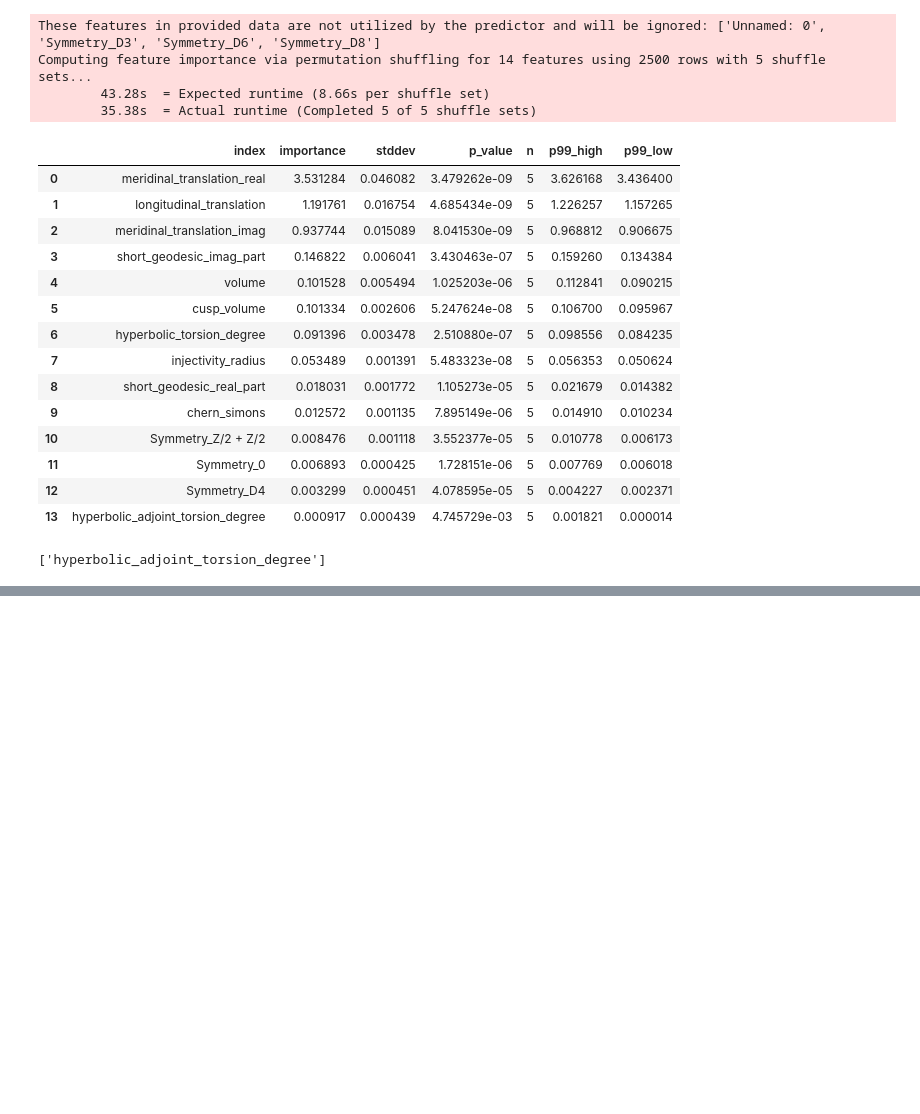
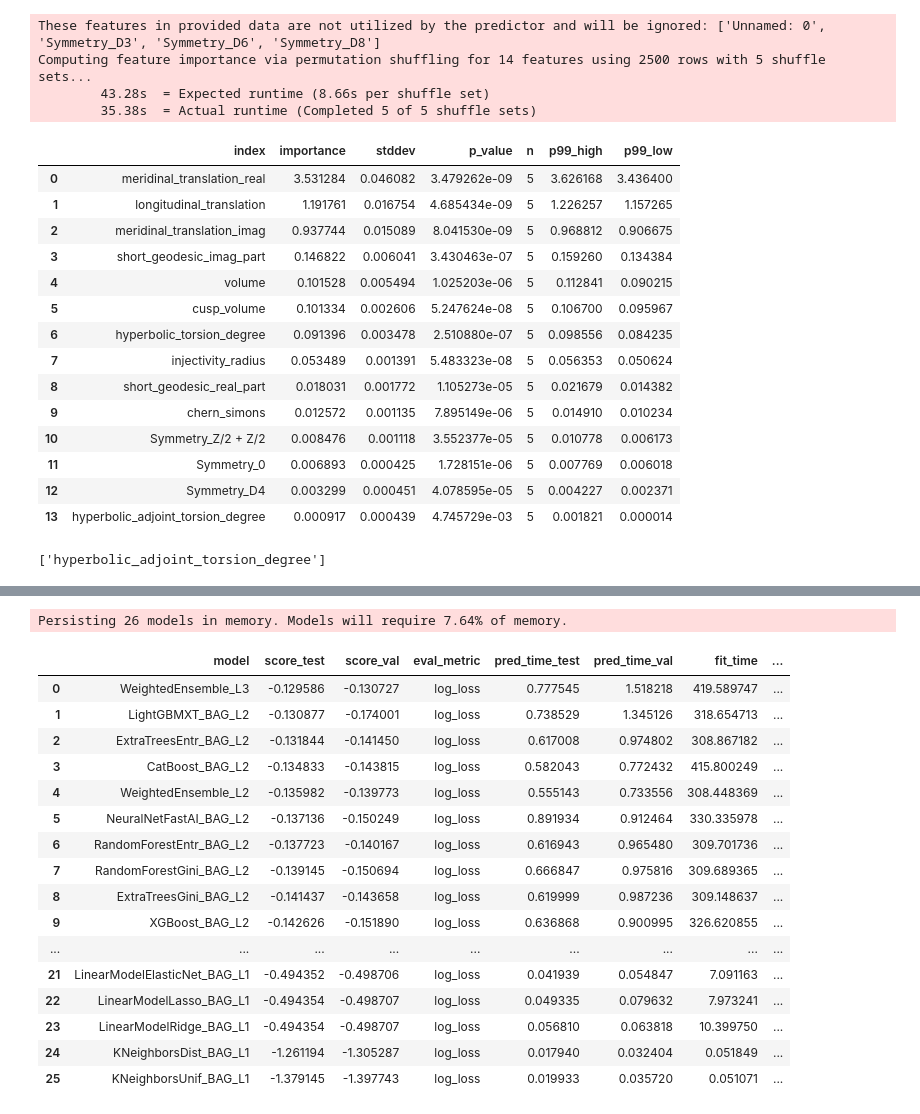
Before and after one commit to crossxwill/autogluon-tutorial, a Jupyter notebook: quickstart_tabular.ipynb, the cells around one changed output, grey strips where cells are left out. Drawn from its saved outputs; the diff is of its cells as text; code cells hidden in the pictures; blank space fills up the shorter version.

Commit message:
re-ran quickstart_tabular.py

```diff
--- a/quickstart_tabular.ipynb
+++ b/quickstart_tabular.ipynb
@@ -246,0 +339,36 @@ final_low_importance_features
+# %%
+# %%
+
+final_train_data = train_data.drop(columns=low_importance_features)
+# %%
+# %%
+
+custom_hyperparameters = get_hyperparameter_config('zeroshot') # ['default', 'zeroshot', 'light', 'very_light', 'toy', 'multimodal']
+
+custom_hyperparameters['LR'] = [
+    {'multi_class':'multinomial', 'penalty':None, 'tol':1e-6, 'max_iter':10000,
+        'ag_args': {'name_suffix': 'Base'}},
+    {'multi_class':'multinomial', 'penalty':'l2', 'tol':1e-6, 'max_iter':10000, 'C':0.1,
+        'ag_args': {'name_suffix': 'Ridge'}},
+    {'multi_class':'multinomial', 'penalty':'l1', 'tol':1e-6, 'max_iter':10000, 'C':0.1,
+        'ag_args': {'name_suffix': 'Lasso'}},
+    {'multi_class':'multinomial', 'penalty':'elasticnet', 'tol':1e-6, 'max_iter':10000, 'C':0.1,
+        'ag_args': {'name_suffix': 'ElasticNet'}}
+    ]
+
+custom_preset = {'auto_stack': True,
+                'dynamic_stacking': False,
+                'hyperparameters':custom_hyperparameters,
+                'refit_full': False,
+                'set_best_to_refit_full': False,
+                'save_bag_folds': True,
+                'time_limit': time_limit,
+                'infer_limit': infer_limit}
+# %%
+# %%
+
+np.random.seed(2024)
+
+predictor = TabularPredictor(label=label, problem_type='multiclass', eval_metric='log_loss', log_to_file=True)
+
+predictor.fit(final_train_data, presets=custom_preset)
@@ -246,0 +394,27 @@ final_low_importance_features
+# %%
+# %%
+
+predictor.persist(models='all', max_memory=0.5) # improves prediction time, consumes more memory
+
+df_leaders = predictor.leaderboard(final_test_data)
+
+df_leaders.head(40)
+# %% [output]
+Persisting 26 models in memory. Models will require 7.64% of memory.
+|  | model | score_test | score_val | eval_metric | pred_time_test | pred_time_val | fit_time | ... |
+| 0 | WeightedEnsemble_L3 | -0.129586 | -0.130727 | log_loss | 0.777545 | 1.518218 | 419.589747 | ... |
+| 1 | LightGBMXT_BAG_L2 | -0.130877 | -0.174001 | log_loss | 0.738529 | 1.345126 | 318.654713 | ... |
+| 2 | ExtraTreesEntr_BAG_L2 | -0.131844 | -0.141450 | log_loss | 0.617008 | 0.974802 | 308.867182 | ... |
+| 3 | CatBoost_BAG_L2 | -0.134833 | -0.143815 | log_loss | 0.582043 | 0.772432 | 415.800249 | ... |
+| 4 | WeightedEnsemble_L2 | -0.135982 | -0.139773 | log_loss | 0.555143 | 0.733556 | 308.448369 | ... |
+| 5 | NeuralNetFastAI_BAG_L2 | -0.137136 | -0.150249 | log_loss | 0.891934 | 0.912464 | 330.335978 | ... |
+| 6 | RandomForestEntr_BAG_L2 | -0.137723 | -0.140167 | log_loss | 0.616943 | 0.965480 | 309.701736 | ... |
+| 7 | RandomForestGini_BAG_L2 | -0.139145 | -0.150694 | log_loss | 0.666847 | 0.975816 | 309.689365 | ... |
+| 8 | ExtraTreesGini_BAG_L2 | -0.141437 | -0.143658 | log_loss | 0.619999 | 0.987236 | 309.148637 | ... |
+| 9 | XGBoost_BAG_L2 | -0.142626 | -0.151890 | log_loss | 0.636868 | 0.900995 | 326.620855 | ... |
+| ... | ... | ... | ... | ... | ... | ... | ... | ... |
+| 21 | LinearModelElasticNet_BAG_L1 | -0.494352 | -0.498706 | log_loss | 0.041939 | 0.054847 | 7.091163 | ... |
+| 22 | LinearModelLasso_BAG_L1 | -0.494354 | -0.498707 | log_loss | 0.049335 | 0.079632 | 7.973241 | ... |
+| 23 | LinearModelRidge_BAG_L1 | -0.494354 | -0.498707 | log_loss | 0.056810 | 0.063818 | 10.399750 | ... |
+| 24 | KNeighborsDist_BAG_L1 | -1.261194 | -1.305287 | log_loss | 0.017940 | 0.032404 | 0.051849 | ... |
+| 25 | KNeighborsUnif_BAG_L1 | -1.379145 | -1.397743 | log_loss | 0.019933 | 0.035720 | 0.051071 | ... |
```
Also changed, not shown: parts of 8 cells of this notebook, 1 other file.
